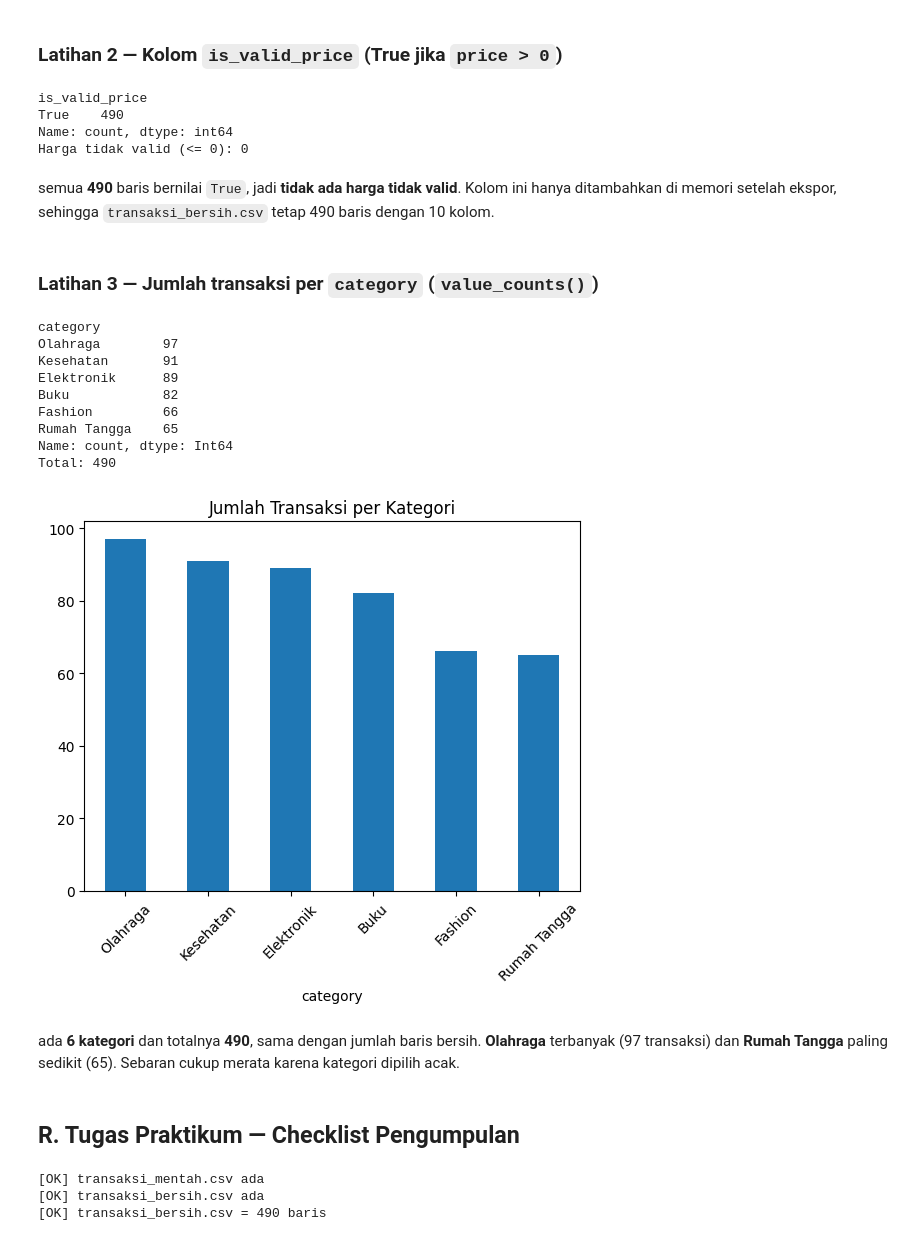
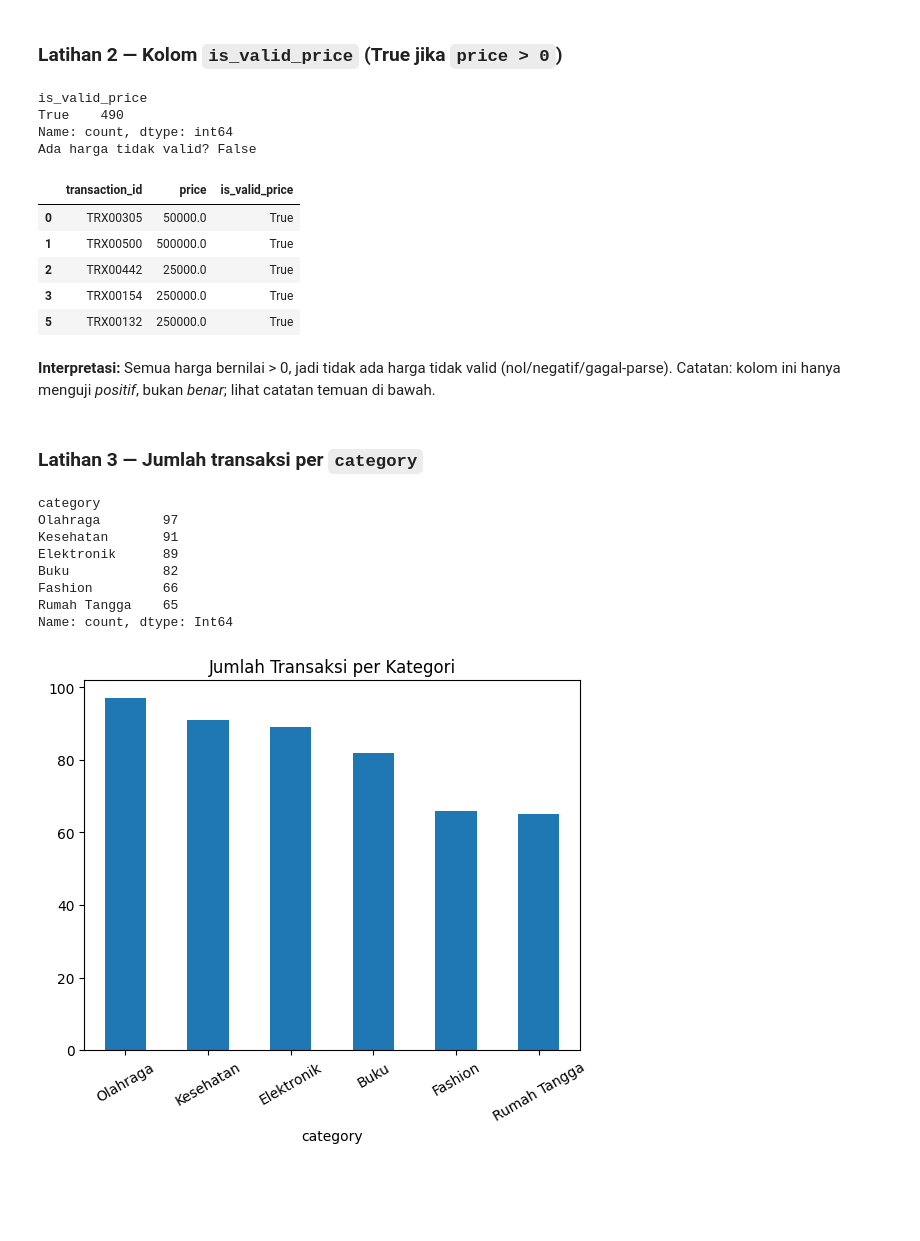
Before and after one commit to vi-xoxo/BigData26_KelasB_2311533010_Irgi-Fatihul-Ihsan, a Jupyter notebook: Praktikum2/BD_KELAS_B_PO2_2311533010_IRGI_FATIHUL_IHSAN.ipynb, the cells around one changed output. Saved outputs shown, nothing was run; the diff lists cells and outputs as text; code cells hidden in the pictures; blank space fills up the shorter version.

Commit message:
Praktikum 2

```diff
--- a/Praktikum2/BD_KELAS_B_PO2_2311533010_IRGI_FATIHUL_IHSAN.ipynb
+++ b/Praktikum2/BD_KELAS_B_PO2_2311533010_IRGI_FATIHUL_IHSAN.ipynb
@@ -226,17 +204,10 @@ payment_method: 4 nilai unik -> ['COD', 'E-Wallet', 'Kartu Kredit', 'Transfer Ba
 def bersihkan_harga(x):
     if pd.isna(x):
         return np.nan
-    x = str(x).strip().replace("Rp", "").strip()
-    if x.endswith(".0"):          # desimal "50000.0" -> "50000" (jangan dianggap titik ribuan)
-        x = x[:-2]
-    x = x.replace(".", "").replace(",", ".")   # titik ribuan dibuang
+    x = str(x).strip().replace("Rp", "").replace(".", "").replace(",", ".")
     try:
         return float(x)
     except ValueError:
         return np.nan
 
 df["price"] = df["price"].apply(bersihkan_harga)
-
-print(df["price"].dtype)
-print("Harga kosong (NaN):", df["price"].isna().sum())
-print(df["price"].describe())
@@ -527,49 +413,34 @@ pd.DataFrame(hasil).set_index("SEED")
 ### Latihan 2 — Kolom `is_valid_price` (True jika `price > 0`)
 # %%
 df["is_valid_price"] = df["price"] > 0
-
 print(df["is_valid_price"].value_counts())
-print("Harga tidak valid (<= 0):", (~df["is_valid_price"]).sum())
+print("Ada harga tidak valid?", (~df["is_valid_price"]).any())
+df[["transaction_id", "price", "is_valid_price"]].head()
 # %% [output]
 is_valid_price
 True    490
 Name: count, dtype: int64
-Harga tidak valid (<= 0): 0
+Ada harga tidak valid? False
+|  | transaction_id | price | is_valid_price |
+| 0 | TRX00305 | 50000.0 | True |
+| 1 | TRX00500 | 500000.0 | True |
+| 2 | TRX00442 | 25000.0 | True |
+| 3 | TRX00154 | 250000.0 | True |
+| 5 | TRX00132 | 250000.0 | True |
-# %% [markdown]
-semua **490** baris bernilai `True`, jadi **tidak ada harga tidak valid**. Kolom ini hanya ditambahkan di memori setelah ekspor, sehingga `transaksi_bersih.csv` tetap 490 baris dengan 10 kolom.
+# %% [markdown]
+**Interpretasi:** Semua harga bernilai > 0, jadi tidak ada harga tidak valid (nol/negatif/gagal-parse). Catatan: kolom ini hanya menguji *positif*, bukan *benar*; lihat catatan temuan di bawah.
 # %% [markdown]
-### Latihan 3 — Jumlah transaksi per `category` (`value_counts()`)
+### Latihan 3 — Jumlah transaksi per `category`
 # %%
-per_kategori = df["category"].value_counts()
-print(per_kategori)
-print("Total:", per_kategori.sum())
-per_kategori.astype(int).plot(kind="bar", title="Jumlah Transaksi per Kategori", rot=45);
+print(df["category"].value_counts())
+df["category"].value_counts().plot(kind="bar", title="Jumlah Transaksi per Kategori", rot=30);
 # %% [output]
 category
 Olahraga        97
 Kesehatan       91
 Elektronik      89
 Buku            82
 Fashion         66
 Rumah Tangga    65
 Name: count, dtype: Int64
-Total: 490
-[figure, old version]
+[figure, new version]
-# %% [markdown]
-ada **6 kategori** dan totalnya **490**, sama dengan jumlah baris bersih. **Olahraga** terbanyak (97 transaksi) dan **Rumah Tangga** paling sedikit (65). Sebaran cukup merata karena kategori dipilih acak.
-# %% [markdown]
-## R. Tugas Praktikum — Checklist Pengumpulan
-# %%
-import os
-
-daftar = {
-    "transaksi_mentah.csv ada": os.path.exists("transaksi_mentah.csv"),
-    "transaksi_bersih.csv ada": os.path.exists("transaksi_bersih.csv"),
-    "transaksi_bersih.csv = 490 baris": len(pd.read_csv("transaksi_bersih.csv")) == 490,
-}
-for k, v in daftar.items():
-    print("[OK]" if v else "[X] ", k)
-# %% [output]
-[OK] transaksi_mentah.csv ada
-[OK] transaksi_bersih.csv ada
-[OK] transaksi_bersih.csv = 490 baris
```
Also changed, not shown: parts of 87 cells of this notebook.
